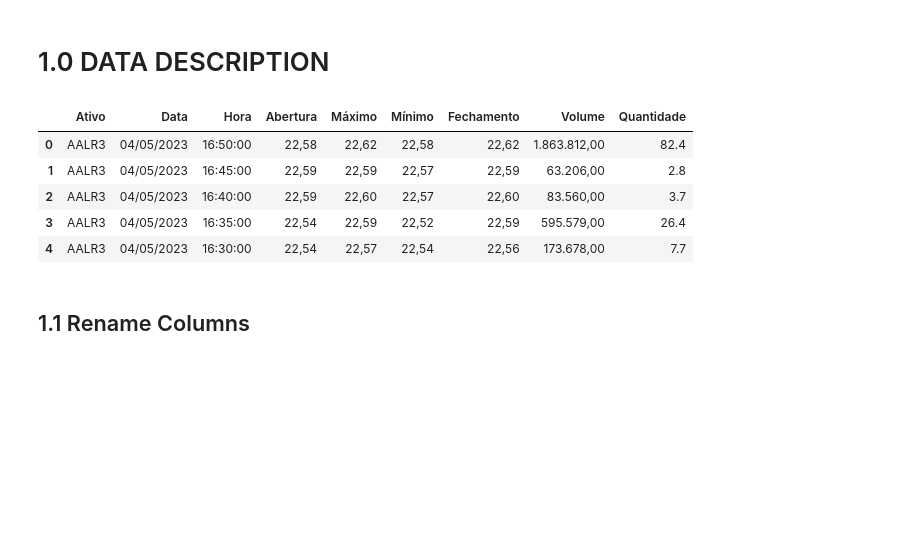
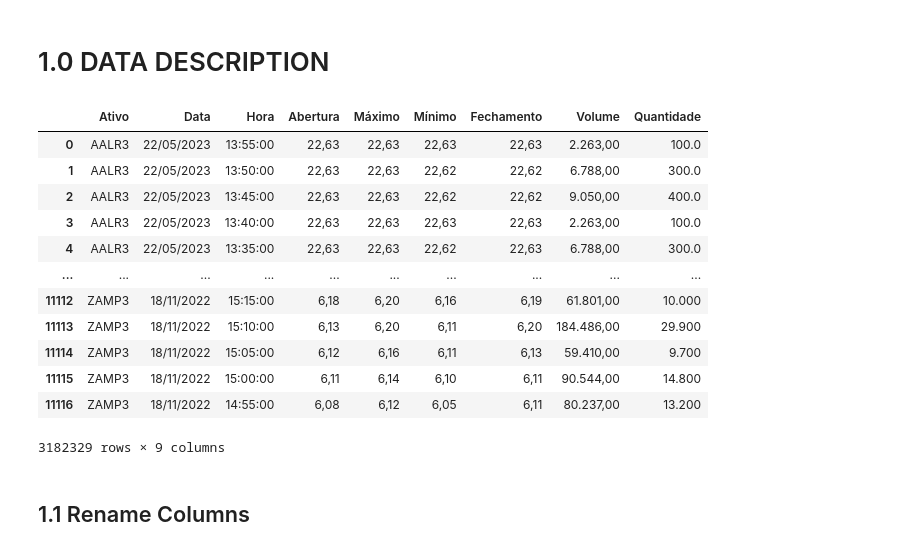
Before and after one commit to EDJR94/leilao_fechamento, a Jupyter notebook: notebook/v01_leilao_fechamento.ipynb, the cells around one changed output. Saved outputs shown, nothing was run; the diff lists cells and outputs as text; code cells hidden in the pictures; blank space fills up the shorter version.

```diff
--- a/notebook/v01_leilao_fechamento.ipynb
+++ b/notebook/v01_leilao_fechamento.ipynb
@@ -87,14 +135,21 @@ def rename_columns(df1):
 # %%
 df1 = df_raw.copy()
 # %%
-df1.head()
+df1
 # %% [output]
 |  | Ativo | Data | Hora | Abertura | Máximo | Mínimo | Fechamento | Volume | Quantidade |
-| 0 | AALR3 | 04/05/2023 | 16:50:00 | 22,58 | 22,62 | 22,58 | 22,62 | 1.863.812,00 | 82.4 |
-| 1 | AALR3 | 04/05/2023 | 16:45:00 | 22,59 | 22,59 | 22,57 | 22,59 | 63.206,00 | 2.8 |
-| 2 | AALR3 | 04/05/2023 | 16:40:00 | 22,59 | 22,60 | 22,57 | 22,60 | 83.560,00 | 3.7 |
-| 3 | AALR3 | 04/05/2023 | 16:35:00 | 22,54 | 22,59 | 22,52 | 22,59 | 595.579,00 | 26.4 |
-| 4 | AALR3 | 04/05/2023 | 16:30:00 | 22,54 | 22,57 | 22,54 | 22,56 | 173.678,00 | 7.7 |
+| 0 | AALR3 | 22/05/2023 | 13:55:00 | 22,63 | 22,63 | 22,63 | 22,63 | 2.263,00 | 100.0 |
+| 1 | AALR3 | 22/05/2023 | 13:50:00 | 22,63 | 22,63 | 22,62 | 22,62 | 6.788,00 | 300.0 |
+| 2 | AALR3 | 22/05/2023 | 13:45:00 | 22,63 | 22,63 | 22,62 | 22,62 | 9.050,00 | 400.0 |
+| 3 | AALR3 | 22/05/2023 | 13:40:00 | 22,63 | 22,63 | 22,63 | 22,63 | 2.263,00 | 100.0 |
+| 4 | AALR3 | 22/05/2023 | 13:35:00 | 22,63 | 22,63 | 22,62 | 22,63 | 6.788,00 | 300.0 |
+| ... | ... | ... | ... | ... | ... | ... | ... | ... | ... |
+| 11112 | ZAMP3 | 18/11/2022 | 15:15:00 | 6,18 | 6,20 | 6,16 | 6,19 | 61.801,00 | 10.000 |
+| 11113 | ZAMP3 | 18/11/2022 | 15:10:00 | 6,13 | 6,20 | 6,11 | 6,20 | 184.486,00 | 29.900 |
+| 11114 | ZAMP3 | 18/11/2022 | 15:05:00 | 6,12 | 6,16 | 6,11 | 6,13 | 59.410,00 | 9.700 |
+| 11115 | ZAMP3 | 18/11/2022 | 15:00:00 | 6,11 | 6,14 | 6,10 | 6,11 | 90.544,00 | 14.800 |
+| 11116 | ZAMP3 | 18/11/2022 | 14:55:00 | 6,08 | 6,12 | 6,05 | 6,11 | 80.237,00 | 13.200 |
+3182329 rows × 9 columns
 # %% [markdown]
 ## 1.1 Rename Columns
 # %%
```
Also changed, not shown: parts of 40 cells of this notebook.
